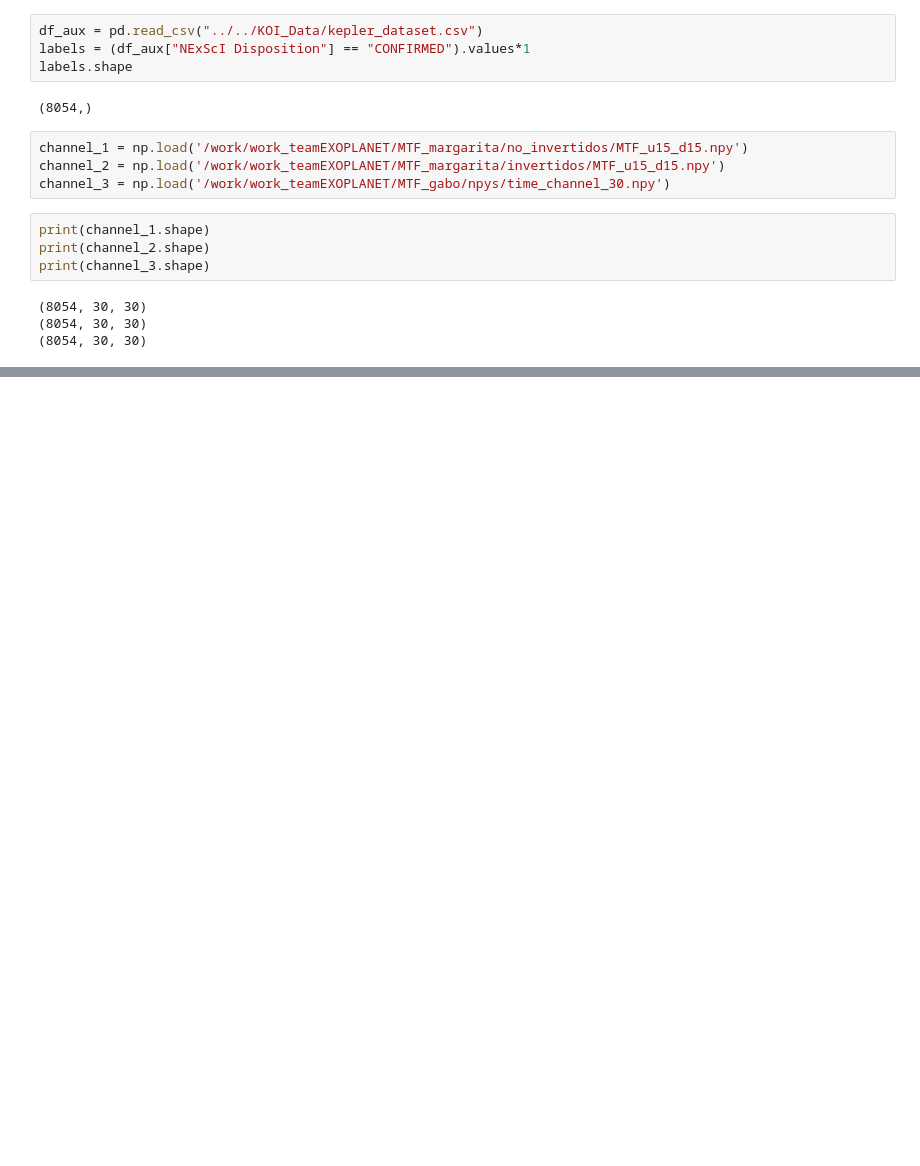
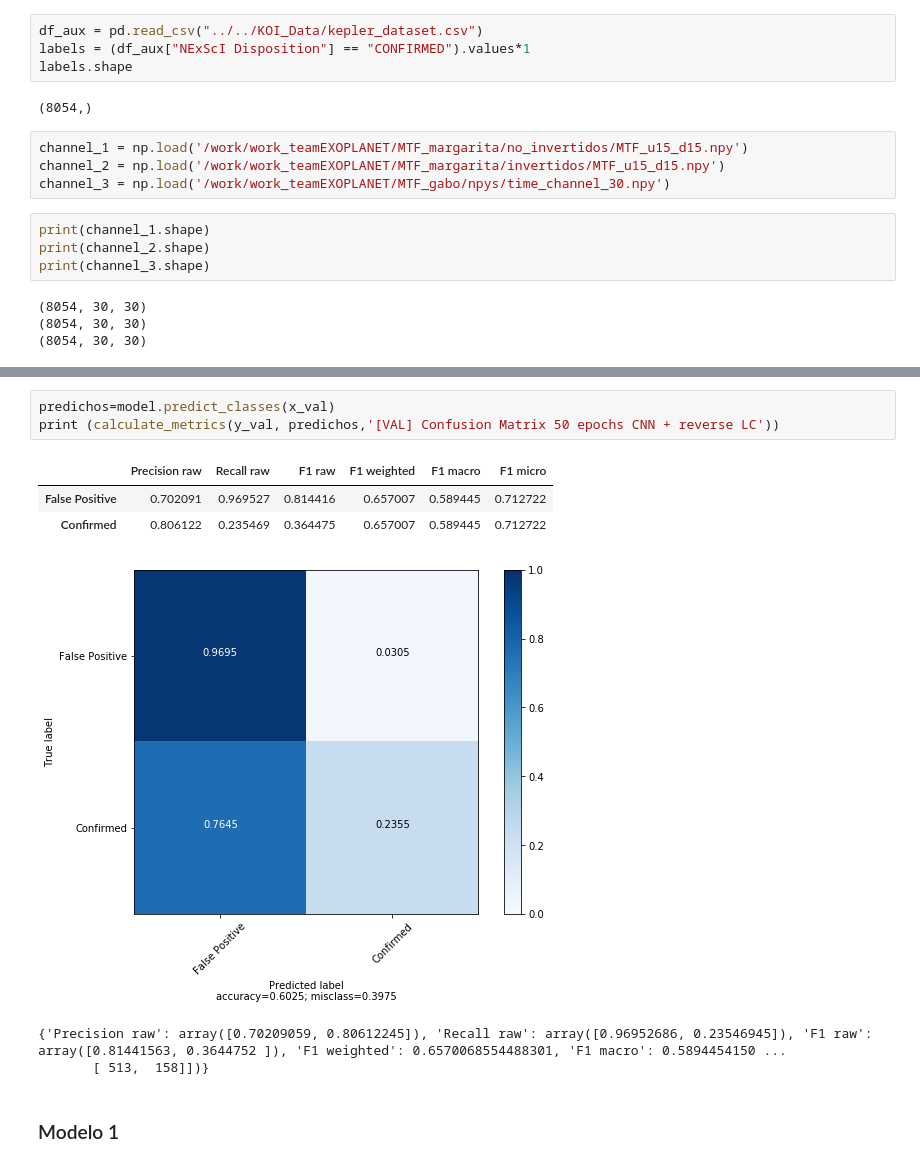
Before and after one commit to harel-coffee/PIIC19-auto, a Jupyter notebook: code/obj3/pruebas_cnn_3canales.ipynb, the cells around one changed output, grey strips where cells are left out. Saved outputs shown, nothing was run; the diff lists cells and outputs as text; blank space fills up the shorter version.

```diff
--- a/code/obj3/pruebas_cnn_3canales.ipynb
+++ b/code/obj3/pruebas_cnn_3canales.ipynb
@@ -37,0 +379,12 @@ plt.show()
+# %%
+predichos=model.predict_classes(x_val)
+print (calculate_metrics(y_val, predichos,'[VAL] Confusion Matrix 50 epochs CNN + reverse LC'))
+# %% [output]
+|  | Precision raw | Recall raw | F1 raw | F1 weighted | F1 macro | F1 micro |
+| False Positive | 0.702091 | 0.969527 | 0.814416 | 0.657007 | 0.589445 | 0.712722 |
+| Confirmed | 0.806122 | 0.235469 | 0.364475 | 0.657007 | 0.589445 | 0.712722 |
+[figure, added]
+{'Precision raw': array([0.70209059, 0.80612245]), 'Recall raw': array([0.96952686, 0.23546945]), 'F1 raw': array([0.81441563, 0.3644752 ]), 'F1 weighted': 0.6570068554488301, 'F1 macro': 0.5894454150 ...
+       [ 513,  158]])}
+# %% [markdown]
+### Modelo 1
```
Also changed, not shown: parts of 62 cells of this notebook, 3 other files.
